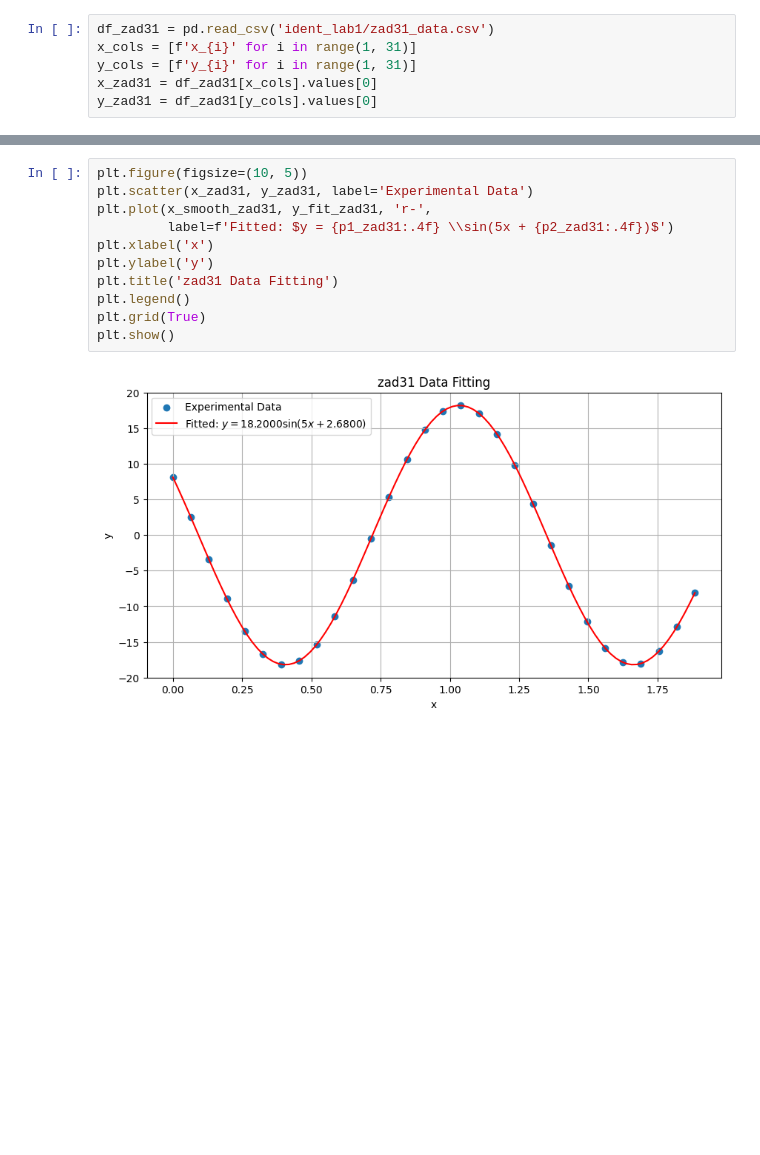
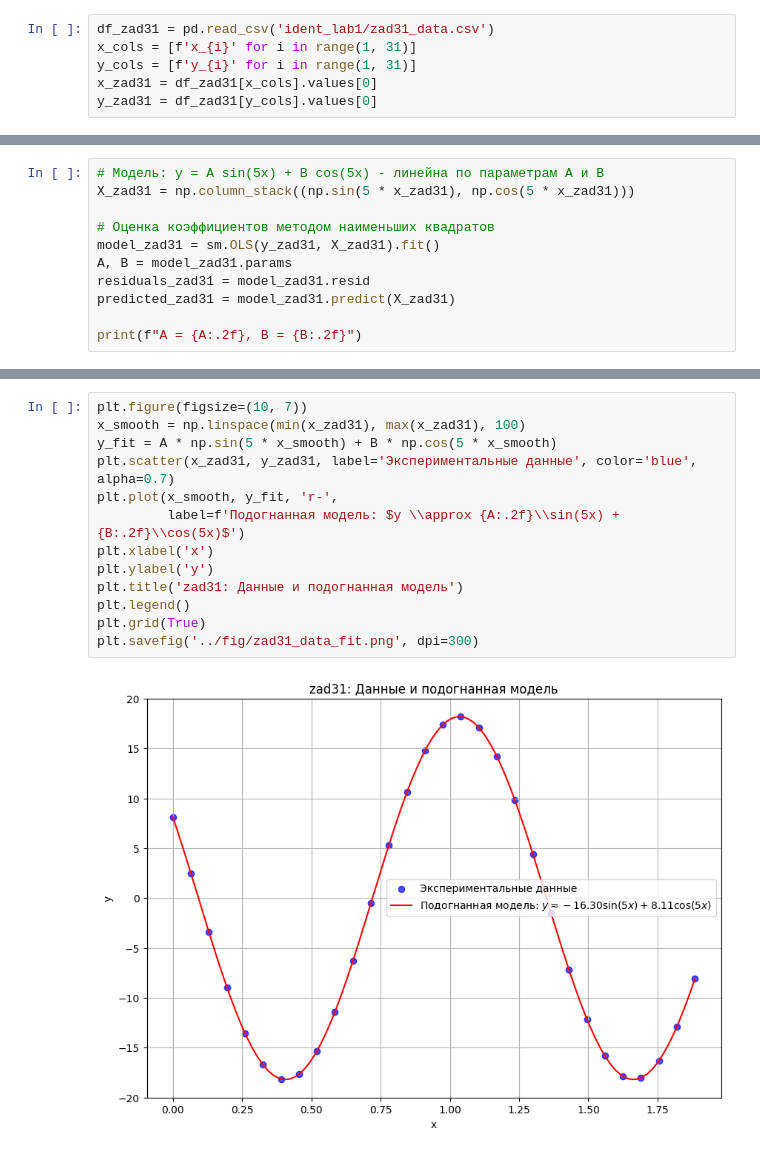
Before and after one commit to SikioN/identification_theory, a Jupyter notebook: notebooks/task3.ipynb, the cells around one changed output, grey strips where cells are left out. Cells and saved outputs as stored; diff of their text form; blank space fills up the shorter version.

```diff
--- a/notebooks/task3.ipynb
+++ b/notebooks/task3.ipynb
@@ -18,0 +23,11 @@ y_fit_zad31 = p1_zad31 * np.sin(5 * x_smooth_zad31 + p2_zad31)
+# %%
+# Модель: y = A sin(5x) + B cos(5x) - линейна по параметрам A и B
+X_zad31 = np.column_stack((np.sin(5 * x_zad31), np.cos(5 * x_zad31)))
+
+# Оценка коэффициентов методом наименьших квадратов
+model_zad31 = sm.OLS(y_zad31, X_zad31).fit()
+A, B = model_zad31.params
+residuals_zad31 = model_zad31.resid
+predicted_zad31 = model_zad31.predict(X_zad31)
+
+print(f"A = {A:.2f}, B = {B:.2f}")
@@ -19,13 +134,15 @@ y_fit_zad31 = p1_zad31 * np.sin(5 * x_smooth_zad31 + p2_zad31)
 # %%
-plt.figure(figsize=(10, 5))
-plt.scatter(x_zad31, y_zad31, label='Experimental Data')
-plt.plot(x_smooth_zad31, y_fit_zad31, 'r-',
-         label=f'Fitted: $y = {p1_zad31:.4f} \\sin(5x + {p2_zad31:.4f})$')
+plt.figure(figsize=(10, 7))
+x_smooth = np.linspace(min(x_zad31), max(x_zad31), 100)
+y_fit = A * np.sin(5 * x_smooth) + B * np.cos(5 * x_smooth)
+plt.scatter(x_zad31, y_zad31, label='Экспериментальные данные', color='blue', alpha=0.7)
+plt.plot(x_smooth, y_fit, 'r-',
+         label=f'Подогнанная модель: $y \\approx {A:.2f}\\sin(5x) + {B:.2f}\\cos(5x)$')
 plt.xlabel('x')
 plt.ylabel('y')
-plt.title('zad31 Data Fitting')
+plt.title('zad31: Данные и подогнанная модель')
 plt.legend()
 plt.grid(True)
-plt.show()
+plt.savefig('../fig/zad31_data_fit.png', dpi=300)
 # %% [output]
-[figure, old version]
+[figure, new version]
```
Also changed, not shown: parts of 34 cells of this notebook, 20 other files.
